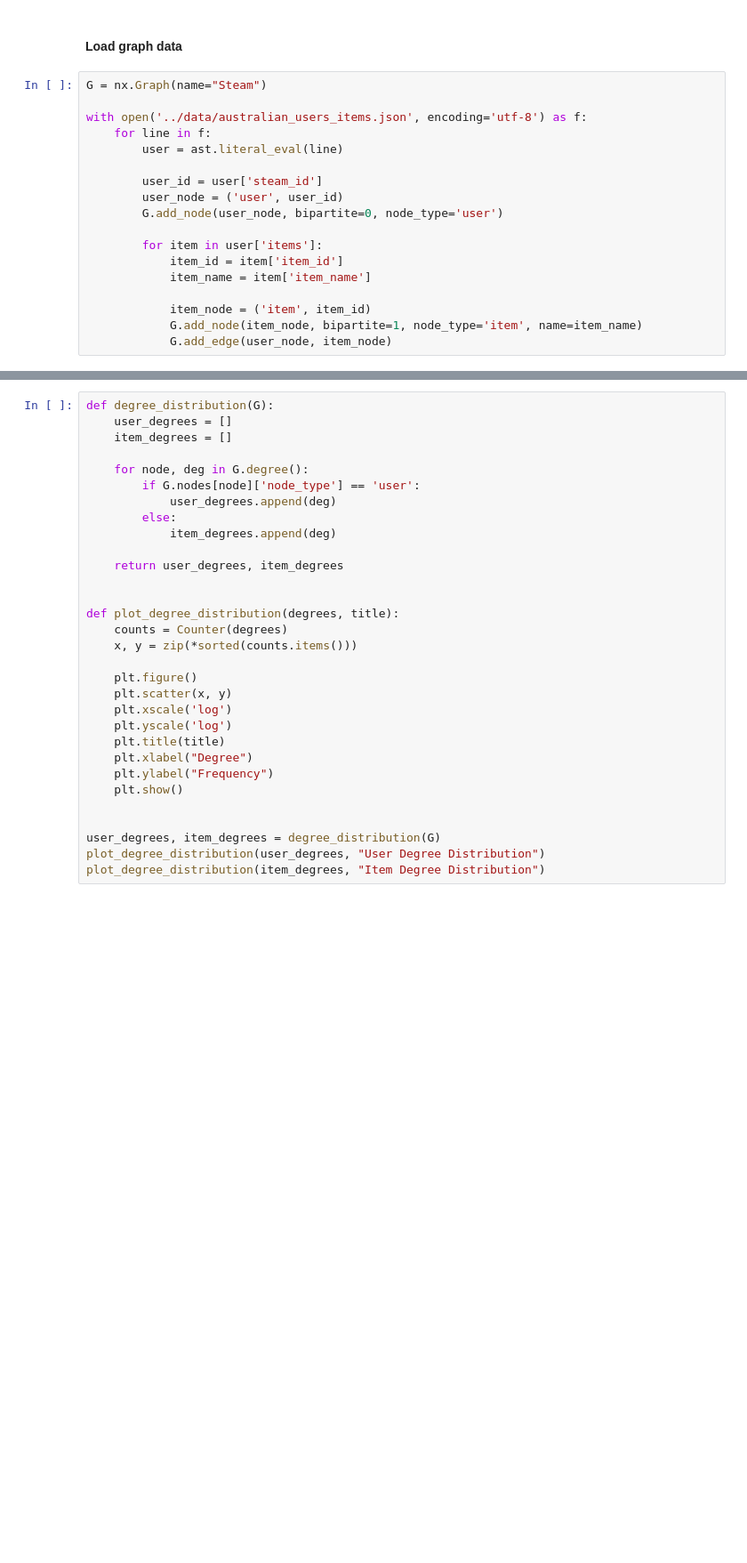
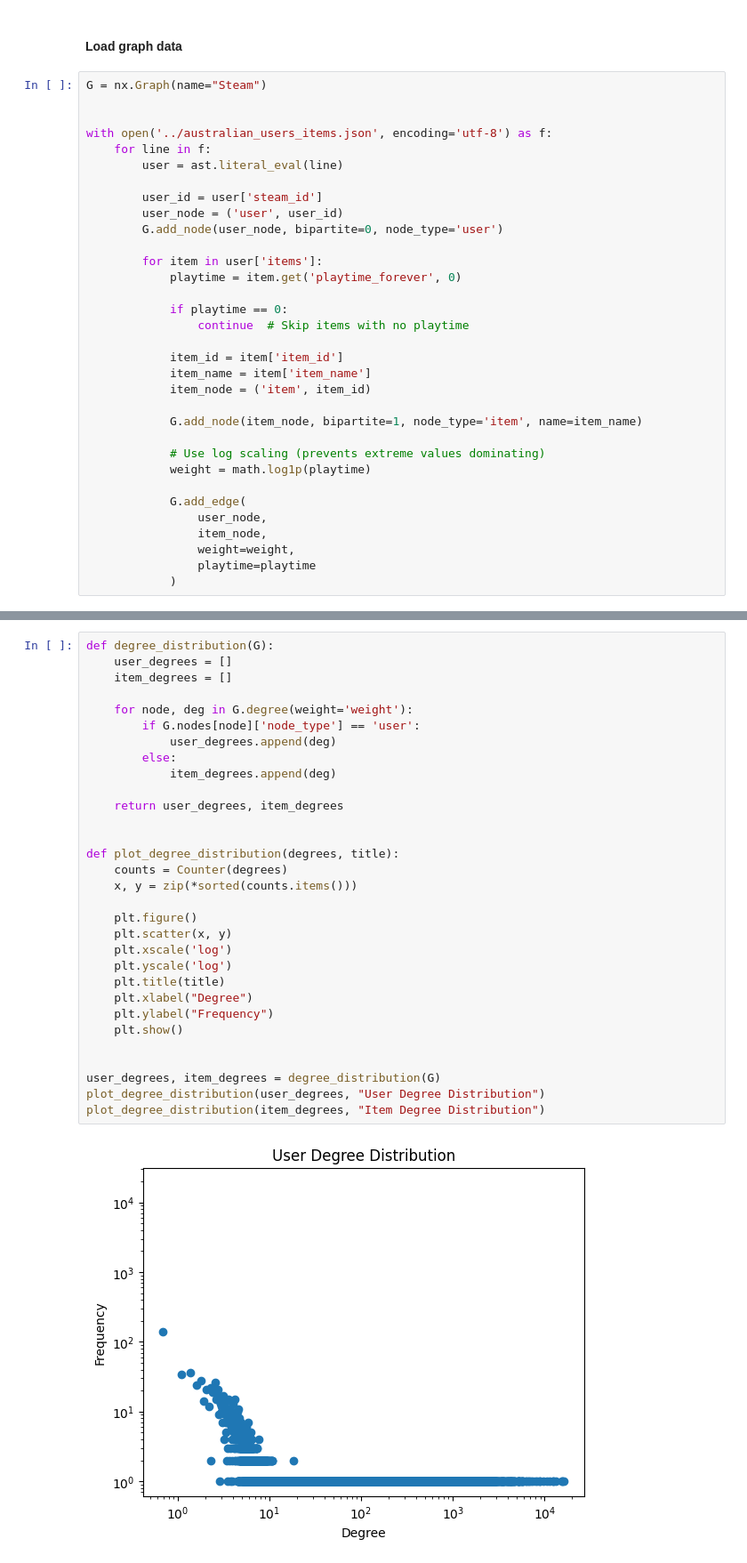
Before and after one commit to tomi-trost/gnn-recommendation-system, a Jupyter notebook: graph_analysis/analysis.ipynb, the cells around one changed output, grey strips where cells are left out. Shown at 89% size. Drawn from its saved outputs; the diff is of its cells as text; blank space fills up the shorter version.

```diff
--- a/graph_analysis/analysis.ipynb
+++ b/graph_analysis/analysis.ipynb
@@ -13,7 +14,8 @@ import ast
 # %%
 G = nx.Graph(name="Steam")
 
-with open('../data/australian_users_items.json', encoding='utf-8') as f:
+
+with open('../australian_users_items.json', encoding='utf-8') as f:
     for line in f:
         user = ast.literal_eval(line)
 
@@ -22,9 +24,23 @@ with open('../data/australian_users_items.json', encoding='utf-8') as f:
         G.add_node(user_node, bipartite=0, node_type='user')
 
         for item in user['items']:
+            playtime = item.get('playtime_forever', 0)
+
+            if playtime == 0:
+                continue  # Skip items with no playtime
+
             item_id = item['item_id']
             item_name = item['item_name']
+            item_node = ('item', item_id)
 
-            item_node = ('item', item_id)
             G.add_node(item_node, bipartite=1, node_type='item', name=item_name)
-            G.add_edge(user_node, item_node)
+
+            # Use log scaling (prevents extreme values dominating)
+            weight = math.log1p(playtime)
+
+            G.add_edge(
+                user_node,
+                item_node,
+                weight=weight,
+                playtime=playtime
+            )
@@ -80,31 +114,33 @@ This has strong implications for recommendation bias and model design.
 # %%
 def degree_distribution(G):
     user_degrees = []
     item_degrees = []
 
-    for node, deg in G.degree():
+    for node, deg in G.degree(weight='weight'):
         if G.nodes[node]['node_type'] == 'user':
             user_degrees.append(deg)
         else:
             item_degrees.append(deg)
 
     return user_degrees, item_degrees
 
 
 def plot_degree_distribution(degrees, title):
     counts = Counter(degrees)
     x, y = zip(*sorted(counts.items()))
 
     plt.figure()
     plt.scatter(x, y)
     plt.xscale('log')
     plt.yscale('log')
     plt.title(title)
     plt.xlabel("Degree")
     plt.ylabel("Frequency")
     plt.show()
 
 
 user_degrees, item_degrees = degree_distribution(G)
 plot_degree_distribution(user_degrees, "User Degree Distribution")
 plot_degree_distribution(item_degrees, "Item Degree Distribution")
+# %% [output]
+[figure, added]
```
Also changed, not shown: parts of 16 cells of this notebook.
